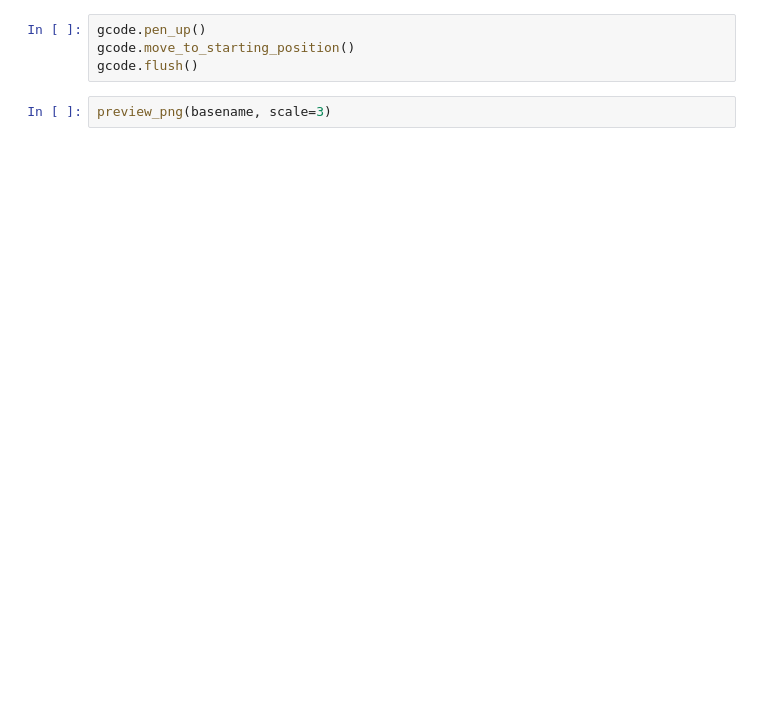
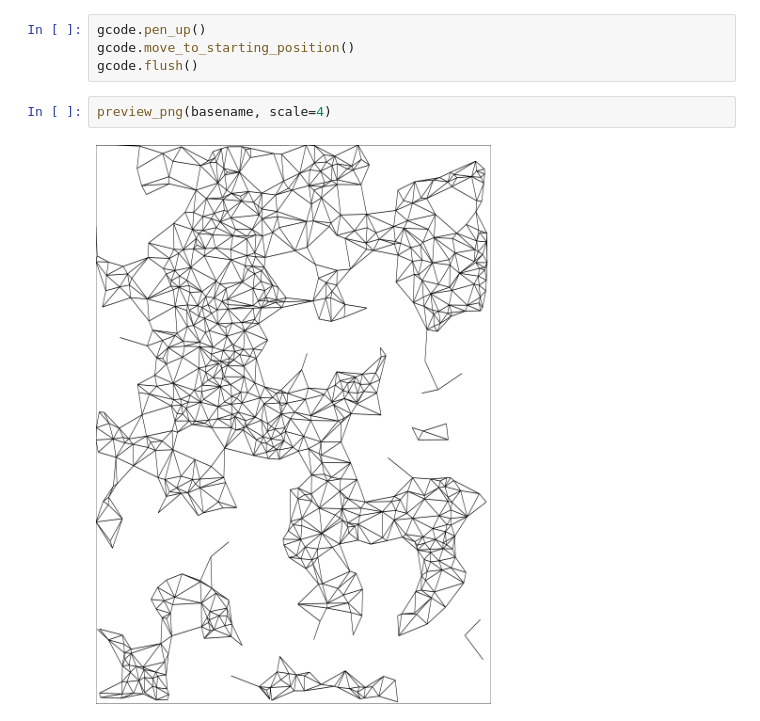
Before and after one commit to h3nnn4n/creative_coding_irl, a Jupyter notebook: Entropy Triangles Optimized.ipynb, the cells around one changed output. Saved outputs shown, nothing was run; the diff lists cells and outputs as text; blank space fills up the shorter version.

```diff
--- a/Entropy Triangles Optimized.ipynb
+++ b/Entropy Triangles Optimized.ipynb
@@ -236,4 +237,6 @@ gcode.pen_up()
 gcode.move_to_starting_position()
 gcode.flush()
 # %%
-preview_png(basename, scale=3)
+preview_png(basename, scale=4)
+# %% [output]
+[figure, added]
```
Also changed, not shown: parts of 10 cells of this notebook, 1 other file.
